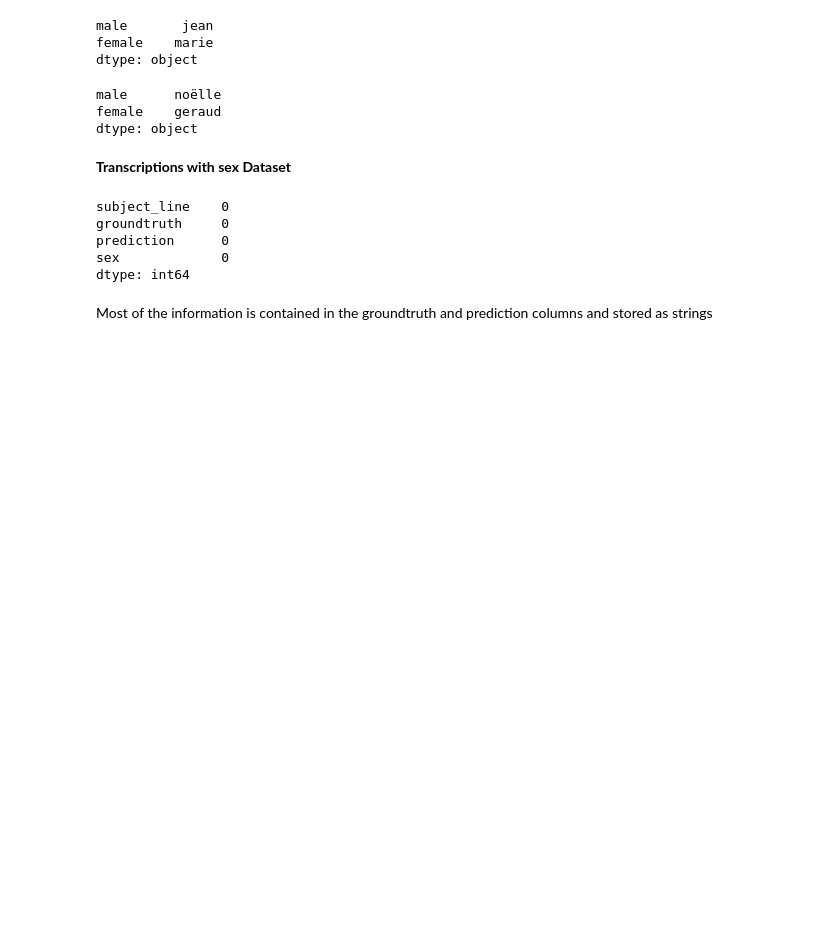
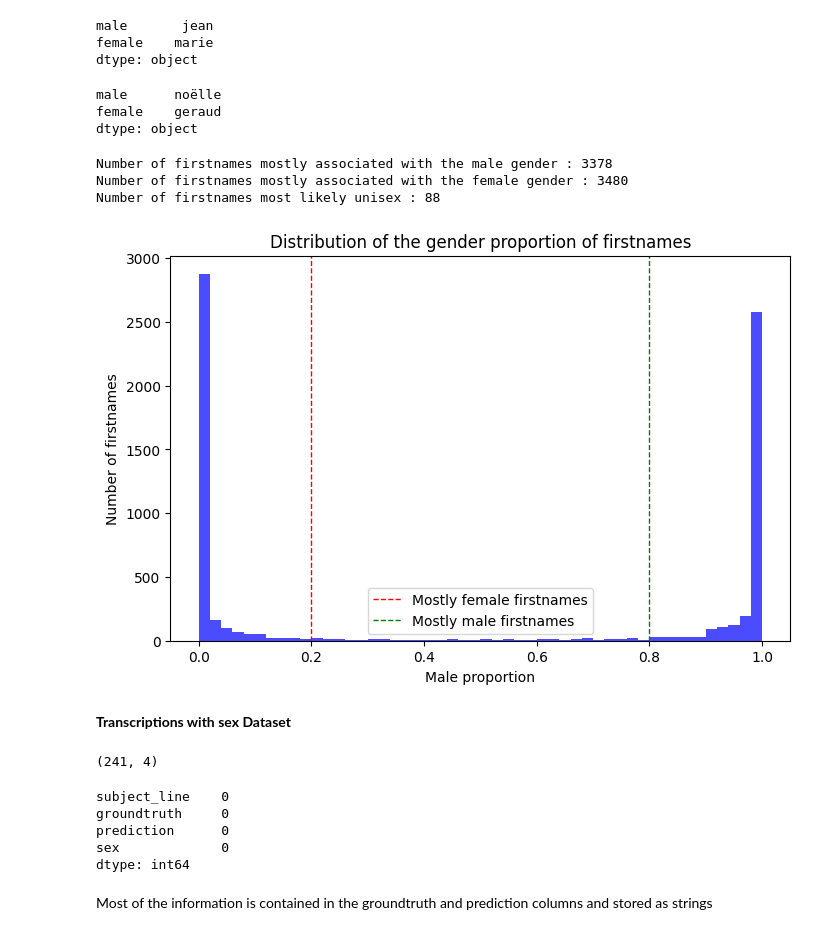
Before and after one commit to jdreumont/ML_for_NLP, a Jupyter notebook: Projet_NLP_JDR.ipynb, the cells around one changed output. Cells and saved outputs as stored; diff of their text form; code cells hidden in the pictures; blank space fills up the shorter version.

```diff
--- a/Projet_NLP_JDR.ipynb
+++ b/Projet_NLP_JDR.ipynb
@@ -56,8 +61,42 @@ dtype: object
 name_db['male_prob'] = name_db['male'] / (name_db['male'] + name_db['female'])
 
 name_db['female_prob'] = 1 - name_db['male_prob']
+# %%
+threshold = 0.6
+
+male_names = name_db[name_db['male_prob'] > threshold].shape[0]
+female_names = name_db[name_db['female_prob'] > threshold].shape[0]
+unisex = name_db[(name_db['male_prob'] <= threshold) & (name_db['female_prob'] <= threshold)].shape[0]
+
+print(f"Number of firstnames mostly associated with the male gender : {male_names}")
+print(f"Number of firstnames mostly associated with the female gender : {female_names}")
+print(f"Number of firstnames most likely unisex : {unisex}")
+# %% [output]
+Number of firstnames mostly associated with the male gender : 3378
+Number of firstnames mostly associated with the female gender : 3480
+Number of firstnames most likely unisex : 88
+# %%
+# Distribution of the gender proportion of firstnames
+
+plt.figure(figsize=(8, 5))
+plt.hist(name_db['male_prob'], bins=50, color='blue', alpha=0.7)
+plt.title('Distribution of the gender proportion of firstnames')
+plt.xlabel('Male proportion')
+plt.ylabel('Number of firstnames')
+
+plt.axvline(x=0.2, color='r', linestyle='--', linewidth=1, label='Mostly female firstnames')
+plt.axvline(x=0.8, color='g', linestyle='--', linewidth=1, label='Mostly male firstnames')
+
+plt.legend()
+plt.show()
+# %% [output]
+[figure, added]
 # %% [markdown]
 **Transcriptions with sex Dataset**
+# %%
+transcript_db.shape
+# %% [output]
+(241, 4)
 # %%
 # NaN values
 transcript_db.isna().sum()
```
Also changed, not shown: parts of 12 cells of this notebook.
